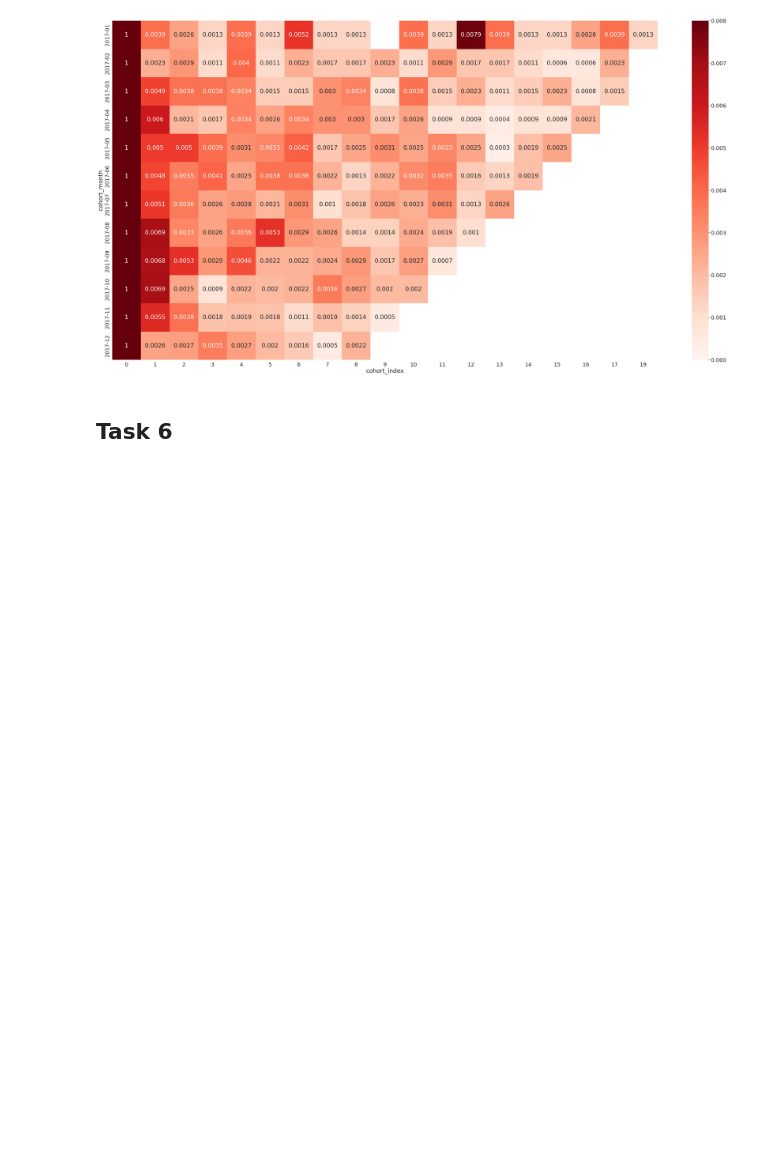
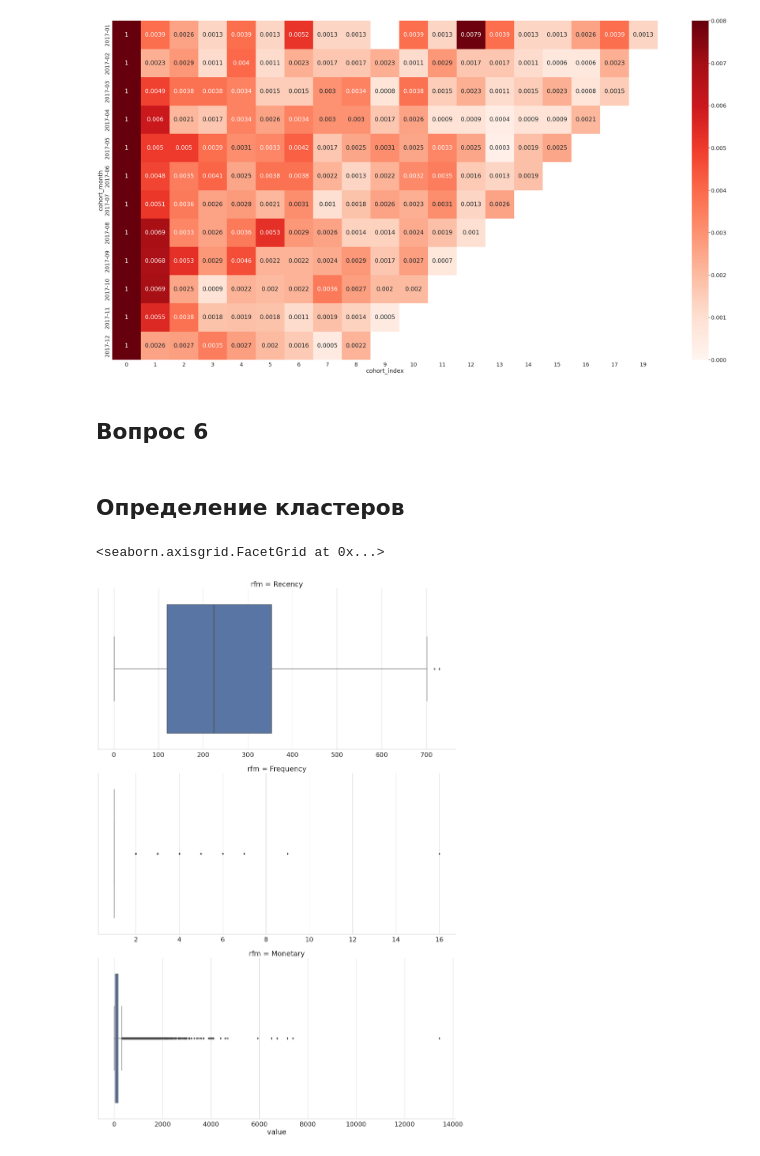
Before and after one commit to Andrey-Bubenchshikov/karpov_courses, a Jupyter notebook: src/module_6/lesson_1/Project.ipynb, the cells around one changed output. Drawn from its saved outputs; the diff is of its cells as text; code cells hidden in the pictures; blank space fills up the shorter version.

```diff
--- a/src/module_6/lesson_1/Project.ipynb
+++ b/src/module_6/lesson_1/Project.ipynb
@@ -9,7 +9,7 @@ import matplotlib.pyplot as plt
 sns.set(
     font_scale=2,
     style="whitegrid",
-    rc={'figure.figsize':(20,7)}
+    rc={'figure.figsize':(50,25)}
 )
 
 customer = pd.read_csv('olist_customers_dataset.csv')
@@ -164,27 +173,36 @@ plt.show()
 # %% [output]
 [figure]
 # %% [markdown]
-## Task 6
+## Вопрос 6
 # %%
 order_from_items = (
     order_items
-    .merge(orders[['order_id', 'customer_id','order_estimated_delivery_date']], on = 'order_id', how = 'left')
+    .merge(orders[['order_id', 'customer_id','order_purchase_timestamp']], on = 'order_id', how = 'left')
     .merge(customer[['customer_id', 'customer_unique_id']], on = 'customer_id', how = 'left')
-    .groupby(['order_id', 'order_estimated_delivery_date', 'customer_unique_id'], as_index=False)
+    .groupby(['order_id', 'order_purchase_timestamp', 'customer_unique_id'], as_index=False)
     .agg(price = ('price', 'sum'))
 )
 
-NOW = pd.Timestamp.today()
+NOW = order_from_items['order_purchase_timestamp'].max() + timedelta(days=1)
 # %%
 rfm = (
     order_from_items
-    .assign(order_estimated_delivery_date = lambda x: (NOW - x.order_estimated_delivery_date).dt.days)
+    .assign(order_purchase_timestamp = lambda x: (NOW - x.order_purchase_timestamp).dt.days)
     .groupby('customer_unique_id', as_index=False)
     .agg(
-        Recency = ('order_estimated_delivery_date', 'min'),
+        Recency = ('order_purchase_timestamp', 'min'),
         Frequency = ('order_id', 'count'),
         Monetary = ('price', 'sum')
     )
 )
-
-quintiles = rfm[['Recency', 'Frequency', 'Monetary']].quantile([.2, .4, .6, .8]).to_dict()
+# %% [markdown]
+## Определение кластеров
+# %%
+rfm_grid = sns.FacetGrid(
+    data = rfm.melt(id_vars='customer_unique_id', var_name='rfm', value_name='value'), row='rfm', height=9, aspect=2, sharey=False, sharex=False
+)
+
+rfm_grid.map(sns.boxplot, 'value')
+# %% [output]
+<seaborn.axisgrid.FacetGrid at 0x...>
+[figure, added]
```
Also changed, not shown: parts of 24 cells of this notebook.
